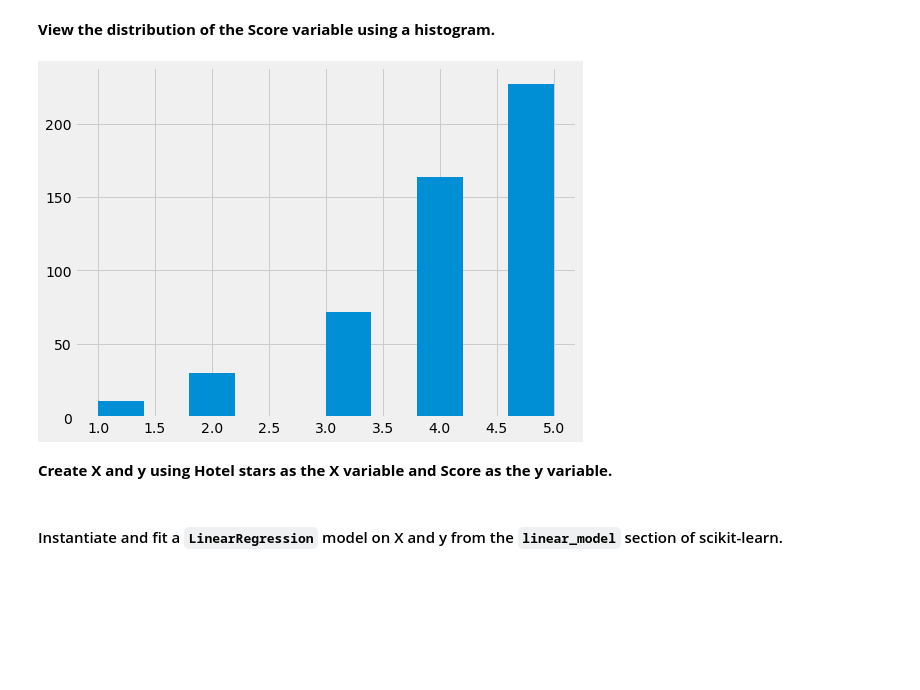
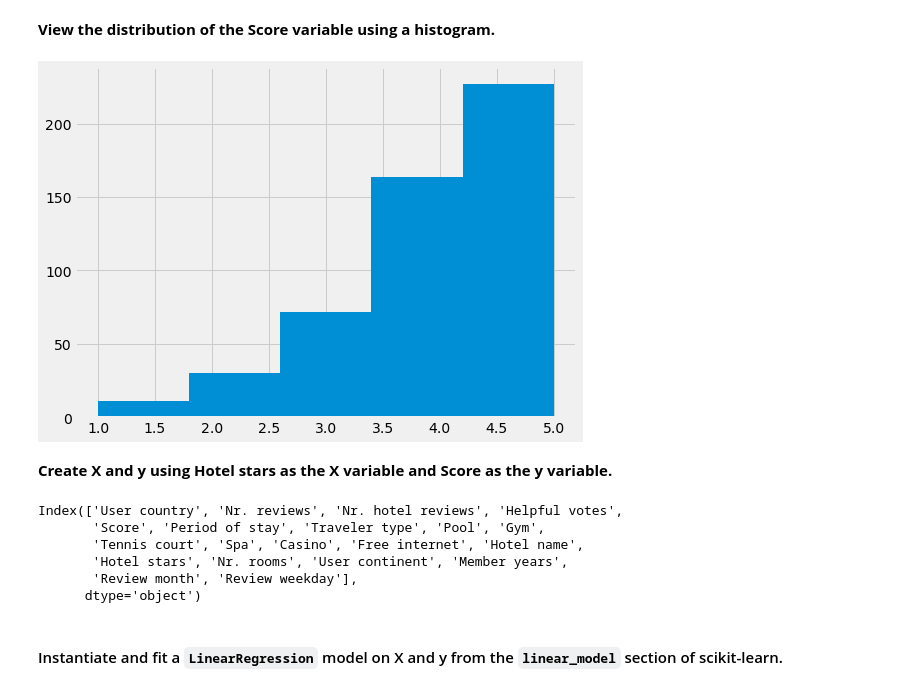
Before and after one commit to gregworks/Intro-to-AI-with-Python, a Jupyter notebook: Day_1/Supervised_Learning_part_1_Regression.ipynb, the cells around one changed output. Cells and saved outputs as stored; diff of their text form; code cells hidden in the pictures; blank space fills up the shorter version.

```diff
--- a/Day_1/Supervised_Learning_part_1_Regression.ipynb
+++ b/Day_1/Supervised_Learning_part_1_Regression.ipynb
@@ -461,9 +481,18 @@ lv_reviews.head()
 # %% [markdown]
 **View the distribution of the Score variable using a histogram.**
 # %%
-lv_reviews.Score.hist();
+lv_reviews.Score.hist(bins=5);
 # %% [output]
-[figure, old version]
+[figure, new version]
 # %% [markdown]
 **Create X and y using Hotel stars as the X variable and Score as the y variable.**
+# %%
+lv_reviews.columns
+# %% [output]
+Index(['User country', 'Nr. reviews', 'Nr. hotel reviews', 'Helpful votes',
+       'Score', 'Period of stay', 'Traveler type', 'Pool', 'Gym',
+       'Tennis court', 'Spa', 'Casino', 'Free internet', 'Hotel name',
+       'Hotel stars', 'Nr. rooms', 'User continent', 'Member years',
+       'Review month', 'Review weekday'],
+      dtype='object')
 # %%
```
Also changed, not shown: parts of 25 cells of this notebook, 5 other files.
